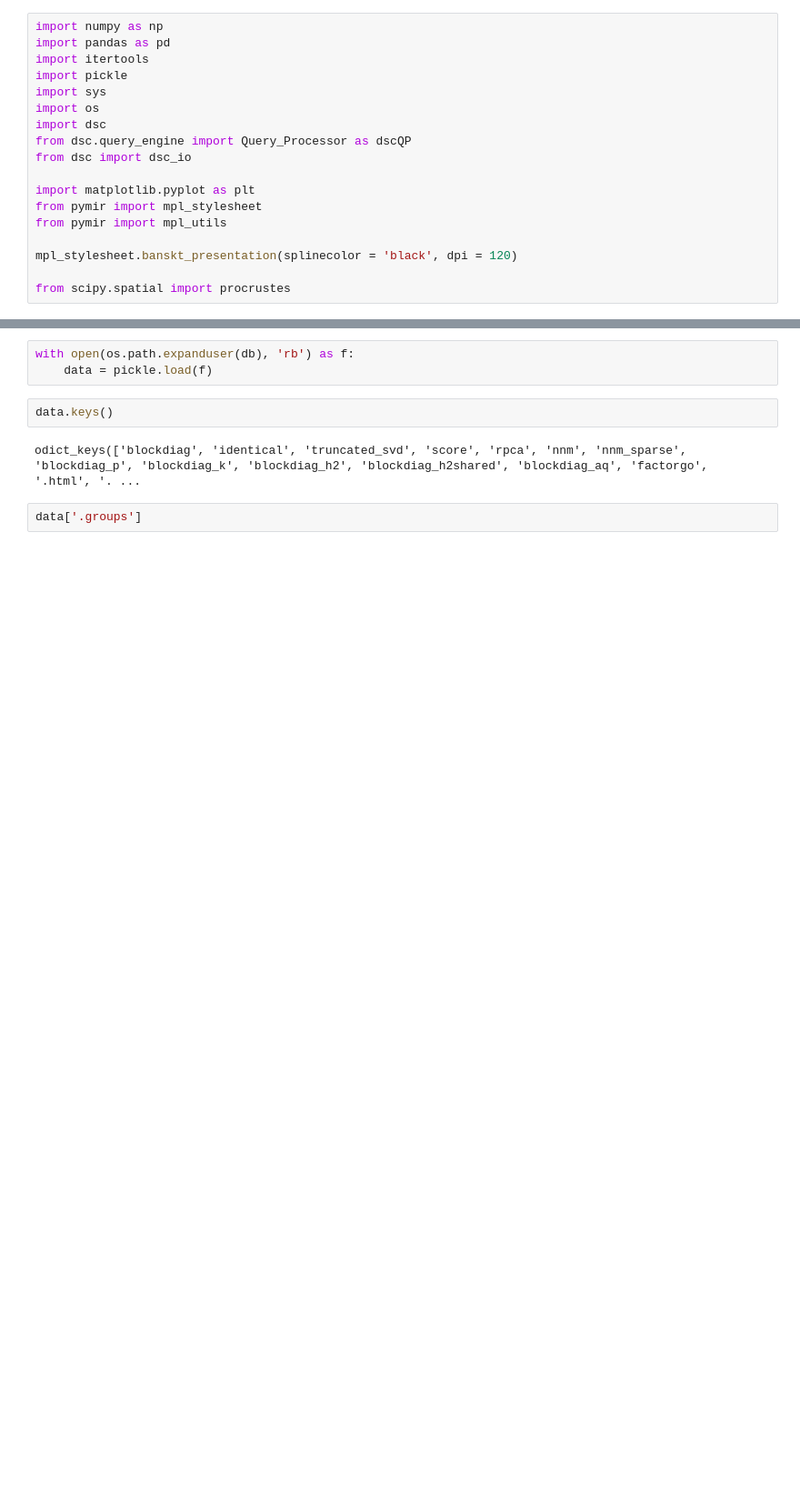
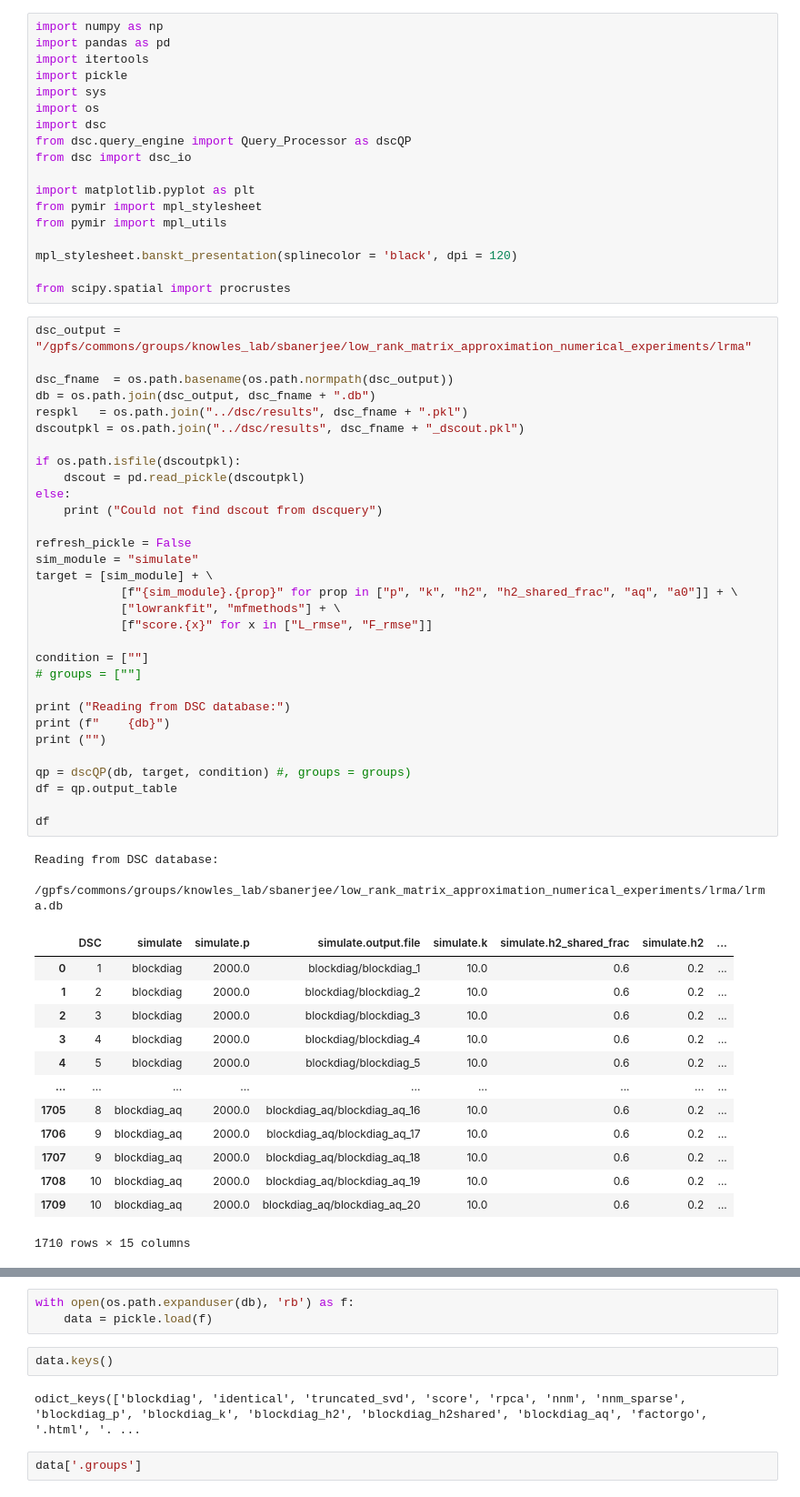
Before and after one commit to banskt/lrma-dsc, a Jupyter notebook: analysis/analysis_scores.ipynb, the cells around one changed output, grey strips where cells are left out. Shown at 91% size. Drawn from its saved outputs; the diff is of its cells as text; blank space fills up the shorter version.

```diff
--- a/analysis/analysis_scores.ipynb
+++ b/analysis/analysis_scores.ipynb
@@ -16,3 +16,50 @@ from pymir import mpl_utils
 mpl_stylesheet.banskt_presentation(splinecolor = 'black', dpi = 120)
 
 from scipy.spatial import procrustes
+# %%
+dsc_output = "/gpfs/commons/groups/knowles_lab/sbanerjee/low_rank_matrix_approximation_numerical_experiments/lrma"
+
+dsc_fname  = os.path.basename(os.path.normpath(dsc_output))
+db = os.path.join(dsc_output, dsc_fname + ".db")
+respkl   = os.path.join("../dsc/results", dsc_fname + ".pkl")
+dscoutpkl = os.path.join("../dsc/results", dsc_fname + "_dscout.pkl")
+
+if os.path.isfile(dscoutpkl):
+    dscout = pd.read_pickle(dscoutpkl)
+else:
+    print ("Could not find dscout from dscquery")
+
+refresh_pickle = False
+sim_module = "simulate"
+target = [sim_module] + \
+            [f"{sim_module}.{prop}" for prop in ["p", "k", "h2", "h2_shared_frac", "aq", "a0"]] + \
+            ["lowrankfit", "mfmethods"] + \
+            [f"score.{x}" for x in ["L_rmse", "F_rmse"]]
+
+condition = [""]
+# groups = [""]
+
+print ("Reading from DSC database:")
+print (f"    {db}")
+print ("")
+
+qp = dscQP(db, target, condition) #, groups = groups)
+df = qp.output_table
+
+df
+# %% [output]
+Reading from DSC database:
+    /gpfs/commons/groups/knowles_lab/sbanerjee/low_rank_matrix_approximation_numerical_experiments/lrma/lrma.db
+|  | DSC | simulate | simulate.p | simulate.output.file | simulate.k | simulate.h2_shared_frac | simulate.h2 | ... |
+| 0 | 1 | blockdiag | 2000.0 | blockdiag/blockdiag_1 | 10.0 | 0.6 | 0.2 | ... |
+| 1 | 2 | blockdiag | 2000.0 | blockdiag/blockdiag_2 | 10.0 | 0.6 | 0.2 | ... |
+| 2 | 3 | blockdiag | 2000.0 | blockdiag/blockdiag_3 | 10.0 | 0.6 | 0.2 | ... |
+| 3 | 4 | blockdiag | 2000.0 | blockdiag/blockdiag_4 | 10.0 | 0.6 | 0.2 | ... |
+| 4 | 5 | blockdiag | 2000.0 | blockdiag/blockdiag_5 | 10.0 | 0.6 | 0.2 | ... |
+| ... | ... | ... | ... | ... | ... | ... | ... | ... |
+| 1705 | 8 | blockdiag_aq | 2000.0 | blockdiag_aq/blockdiag_aq_16 | 10.0 | 0.6 | 0.2 | ... |
+| 1706 | 9 | blockdiag_aq | 2000.0 | blockdiag_aq/blockdiag_aq_17 | 10.0 | 0.6 | 0.2 | ... |
+| 1707 | 9 | blockdiag_aq | 2000.0 | blockdiag_aq/blockdiag_aq_18 | 10.0 | 0.6 | 0.2 | ... |
+| 1708 | 10 | blockdiag_aq | 2000.0 | blockdiag_aq/blockdiag_aq_19 | 10.0 | 0.6 | 0.2 | ... |
+| 1709 | 10 | blockdiag_aq | 2000.0 | blockdiag_aq/blockdiag_aq_20 | 10.0 | 0.6 | 0.2 | ... |
+1710 rows × 15 columns
```
Also changed, not shown: parts of 2 cells of this notebook, 1 other file.
